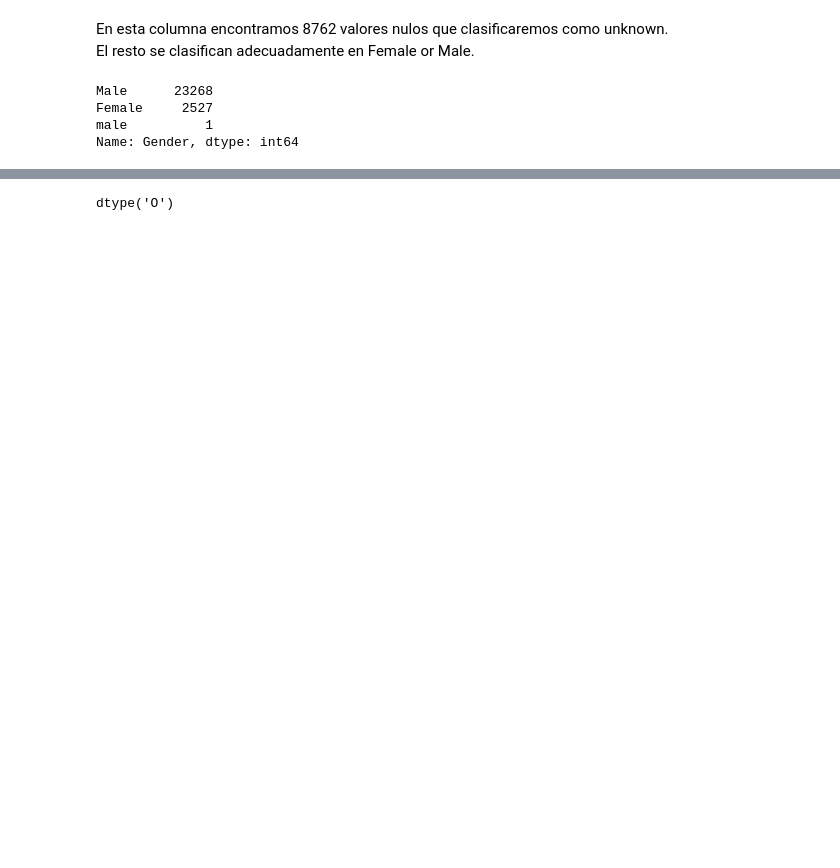
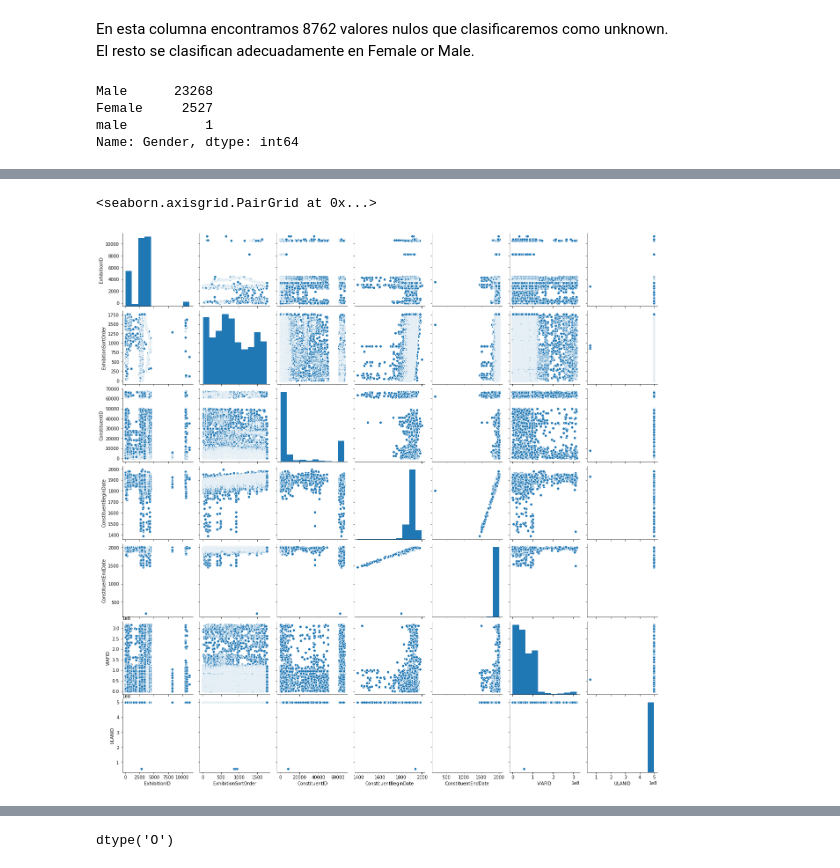
Before and after one commit to PaulaNuno/ironhack-final-project, a Jupyter notebook: exploring_dataset.ipynb, the cells around one changed output, grey strips where cells are left out. Drawn from its saved outputs; the diff is of its cells as text; code cells hidden in the pictures; blank space fills up the shorter version.

```diff
--- a/exploring_dataset.ipynb
+++ b/exploring_dataset.ipynb
@@ -149 +112,5 @@ Podría no coincidir con sus lugares de origen)
+# %%
+# Conversión de los resultados de la columna a minúscula para que puedan ser tratados
+
+df["Gender"] = df.Gender.astype(str).str.lower()
 # %%
@@ -209,0 +195,5 @@ df_final.shape
+# %%
+sns.pairplot(df)
+# %% [output]
+<seaborn.axisgrid.PairGrid at 0x...>
+[figure, added]
```
Also changed, not shown: parts of 35 cells of this notebook.
